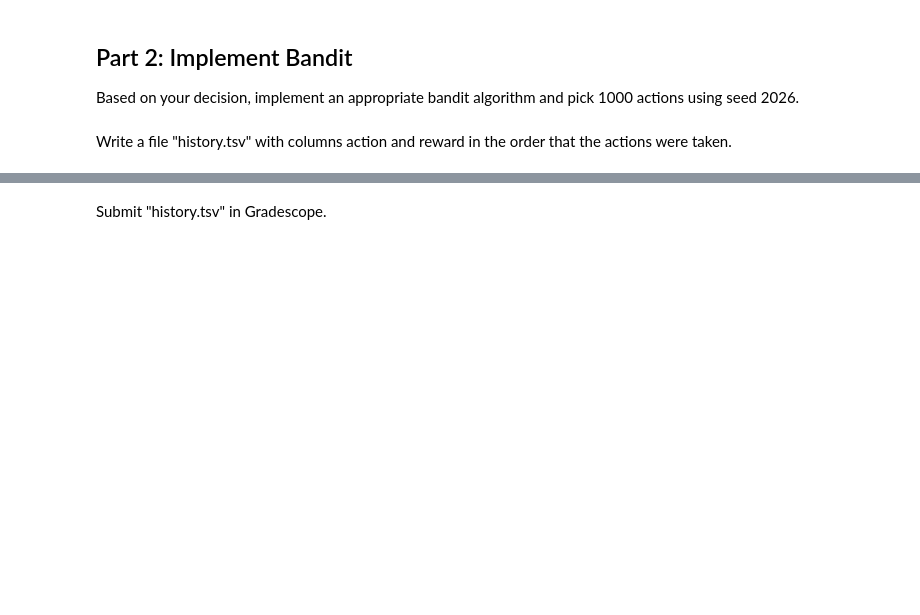
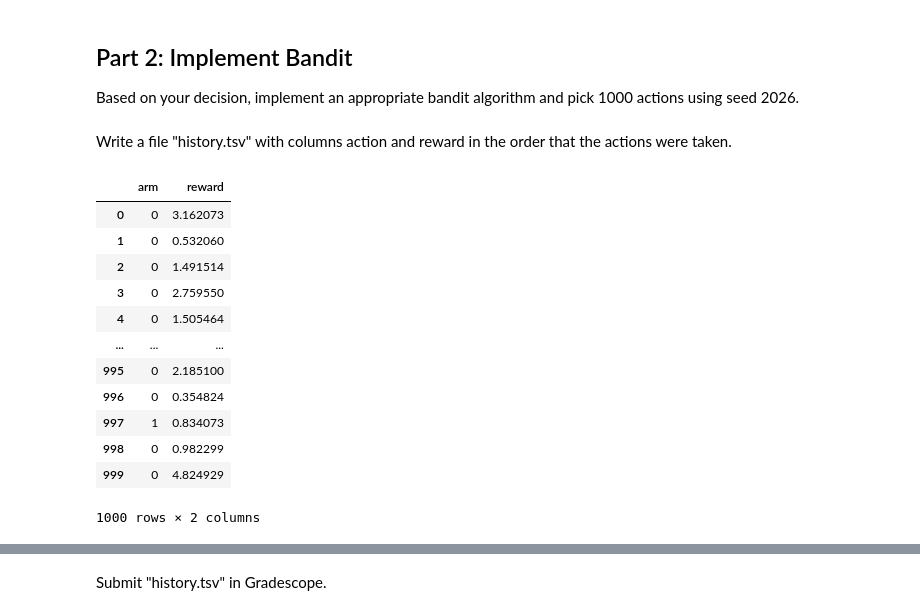
Before and after one commit to calebhadley1/AI_in_the_Field_Coursework, a Jupyter notebook: Week 3/project.ipynb, the cells around one changed output, grey strips where cells are left out. Cells and saved outputs as stored; diff of their text form; code cells hidden in the pictures; blank space fills up the shorter version.

```diff
--- a/Week 3/project.ipynb
+++ b/Week 3/project.ipynb
@@ -120,0 +166,22 @@ Write a file "history.tsv" with columns action and reward in the order that the
+# %%
+# YOUR CHANGES HERE
+
+history_df = pd.DataFrame({
+    'arm': e_greedy_agent.actions,
+    'reward': e_greedy_agent.rewards
+})
+history_df
+# %% [output]
+|  | arm | reward |
+| 0 | 0 | 3.162073 |
+| 1 | 0 | 0.532060 |
+| 2 | 0 | 1.491514 |
+| 3 | 0 | 2.759550 |
+| 4 | 0 | 1.505464 |
+| ... | ... | ... |
+| 995 | 0 | 2.185100 |
+| 996 | 0 | 0.354824 |
+| 997 | 1 | 0.834073 |
+| 998 | 0 | 0.982299 |
+| 999 | 0 | 4.824929 |
+1000 rows × 2 columns
```
Also changed, not shown: parts of 8 cells of this notebook, 1 other file.
